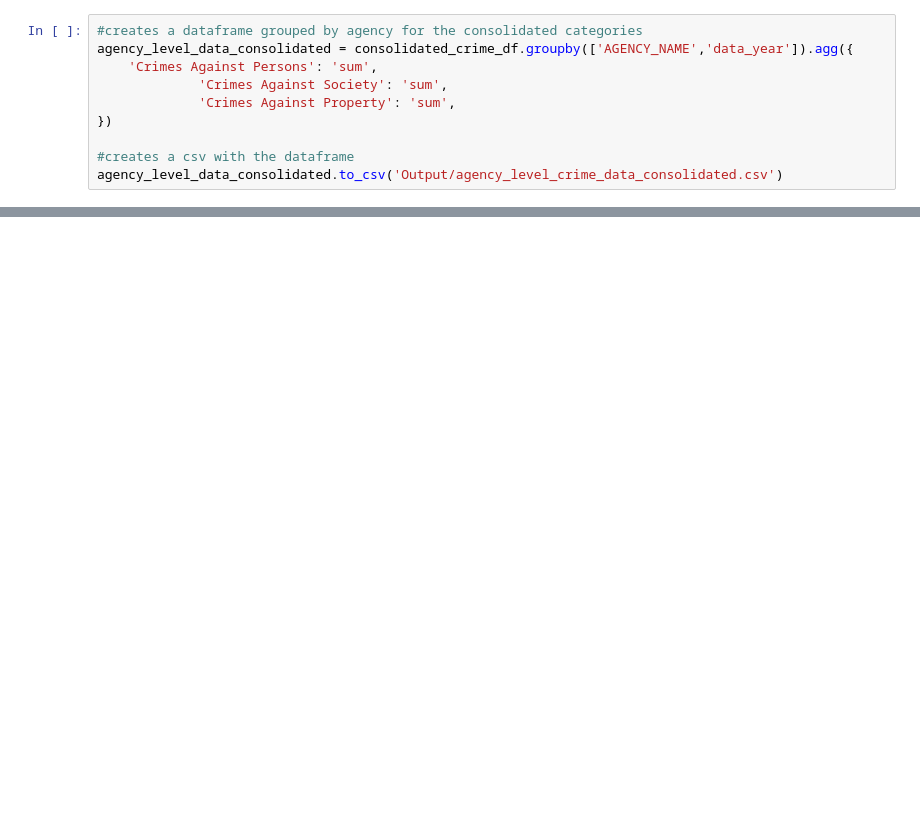
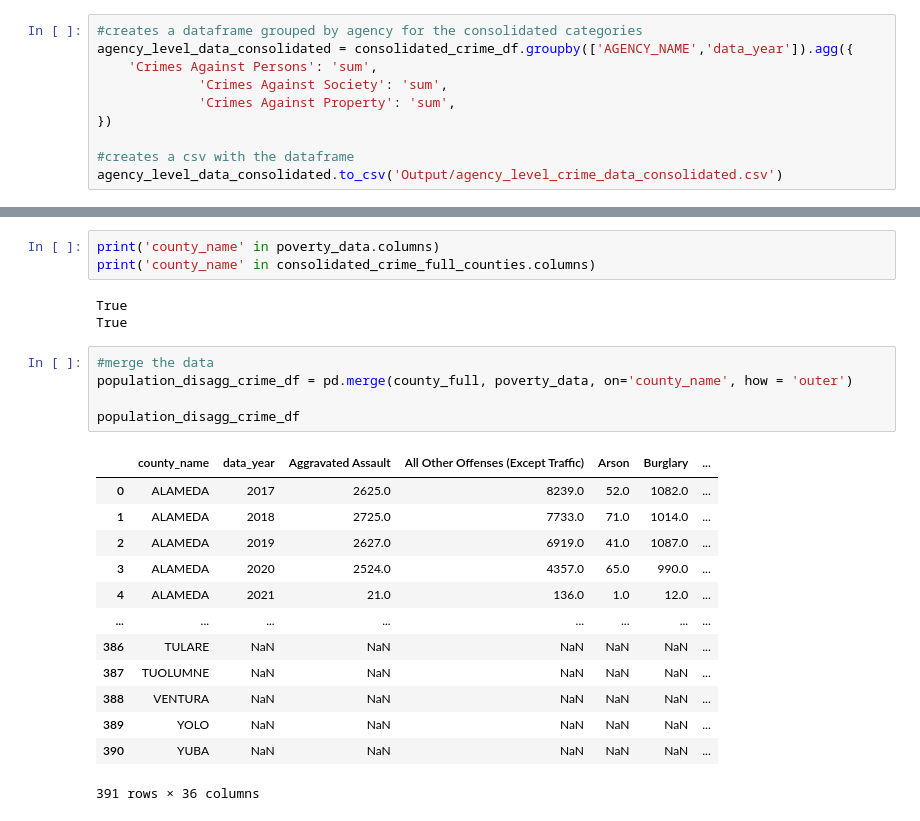
Before and after one commit to maryemackin/Crime_Plotters, a Jupyter notebook: Cleaning Test.ipynb, the cells around one changed output, grey strips where cells are left out. Drawn from its saved outputs; the diff is of its cells as text; blank space fills up the shorter version.

```diff
--- a/Cleaning Test.ipynb
+++ b/Cleaning Test.ipynb
@@ -511,0 +793,25 @@ agency_level_data_consolidated.to_csv('Output/agency_level_crime_data_consolidat
+# %%
+print('county_name' in poverty_data.columns)
+print('county_name' in consolidated_crime_full_counties.columns)
+# %% [output]
+True
+True
+# %%
+#merge the data
+population_disagg_crime_df = pd.merge(county_full, poverty_data, on='county_name', how = 'outer')
+
+population_disagg_crime_df
+# %% [output]
+|  | county_name | data_year | Aggravated Assault | All Other Offenses (Except Traffic) | Arson | Burglary | ... |
+| 0 | ALAMEDA | 2017 | 2625.0 | 8239.0 | 52.0 | 1082.0 | ... |
+| 1 | ALAMEDA | 2018 | 2725.0 | 7733.0 | 71.0 | 1014.0 | ... |
+| 2 | ALAMEDA | 2019 | 2627.0 | 6919.0 | 41.0 | 1087.0 | ... |
+| 3 | ALAMEDA | 2020 | 2524.0 | 4357.0 | 65.0 | 990.0 | ... |
+| 4 | ALAMEDA | 2021 | 21.0 | 136.0 | 1.0 | 12.0 | ... |
+| ... | ... | ... | ... | ... | ... | ... | ... |
+| 386 | TULARE | NaN | NaN | NaN | NaN | NaN | ... |
+| 387 | TUOLUMNE | NaN | NaN | NaN | NaN | NaN | ... |
+| 388 | VENTURA | NaN | NaN | NaN | NaN | NaN | ... |
+| 389 | YOLO | NaN | NaN | NaN | NaN | NaN | ... |
+| 390 | YUBA | NaN | NaN | NaN | NaN | NaN | ... |
+391 rows × 36 columns
```
Also changed, not shown: parts of 18 cells of this notebook.
